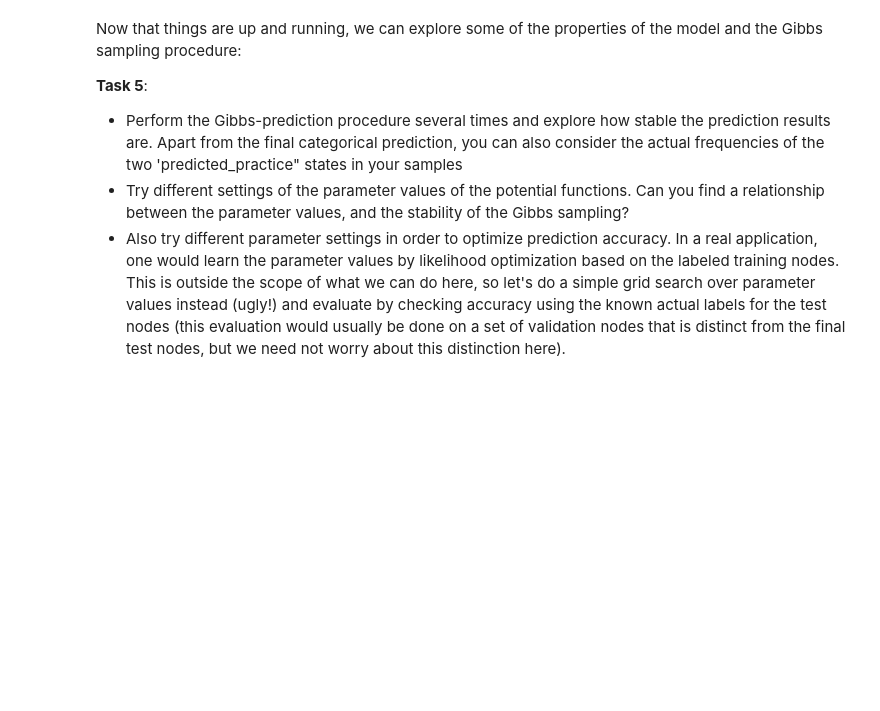
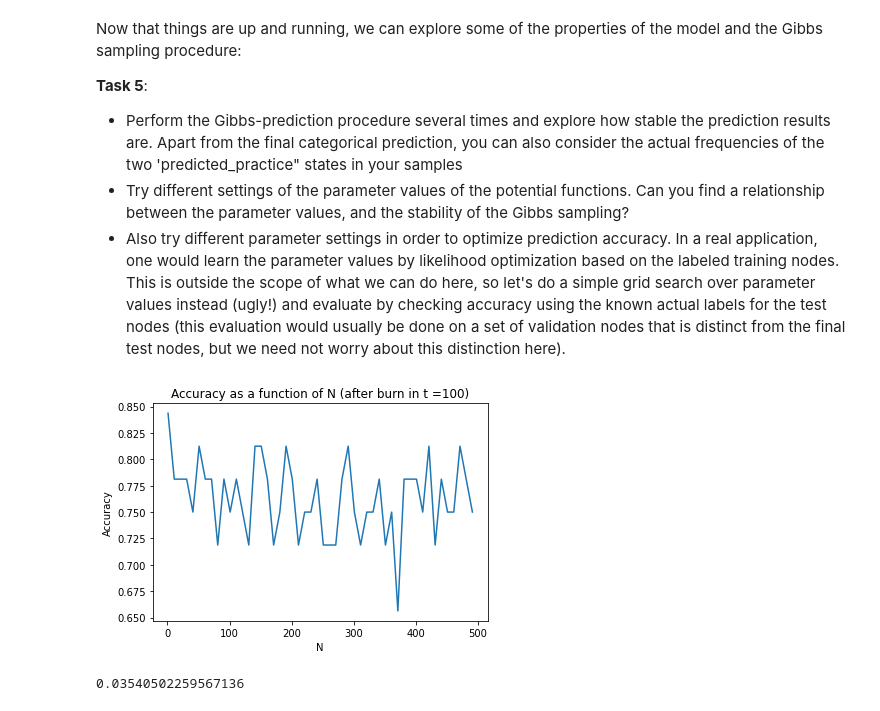
Before and after one commit to KuskIV/ml_exam_notes, a Jupyter notebook: selfstudy/05.ipynb, the cells around one changed output. Drawn from its saved outputs; the diff is of its cells as text; code cells hidden in the pictures; blank space fills up the shorter version.

```diff
--- a/selfstudy/05.ipynb
+++ b/selfstudy/05.ipynb
@@ -15,6 +15,6 @@ import random
 # %% [markdown]
 As in the previous self study we use the Lazega lawyer network. This time we load it in a slightly different format, in which we first just construct an networkx graph from the 'friendship' edges, and constuct a separate Pandas dataframe for the node attributes. The process of how attributes from this table are turned into attributes for the nodes in the networkx graph can serve as a template for how to construct additional node attributes (not necessarily only the predefined ones from lazega-attributes.txt).
 # %%
-lazega=read_edgelist('lazega-friends.edges',nodetype=int)
-node_atts=pd.read_csv("lazega-attributes.txt", sep=' ')
+lazega=read_edgelist('data\lazega-friends.edges',nodetype=int)
+node_atts=pd.read_csv("data\lazega-attributes.txt", sep=' ')
 display(node_atts)
@@ -41,0 +61,4 @@ We now want to predict the missing 'practice' labels using Gibbs sampling on a M
+# %%
+# how does a single node look?
+node = lazega.nodes[1]
+node, type(node['observed_practice'])
@@ -44,6 +74,13 @@ def init_practice():
     # This function should add an additional attribute predicted_practice.
     # The value of predicted_practices is the same as observed_practice when observed_practice != nan. Otherwise,
     # predicted_practice is a randomly sampled 'practice' value.
+    for id in lazega.nodes:
+        node = lazega.nodes[id]
+        if np.isnan(node['observed_practice']):
+            node['predicted_practice'] = random.choice(node_atts.nodePractice.unique())
+        else:
+            node['predicted_practice'] = node['observed_practice']
+init_practice()
 # %% [markdown]
 We next define some potential functions. Mostly we will be using node or edge potentials, i.e., potential functions that
 depend only on the attributes of a single node, or on the attributes of two nodes (connected by an edge).
@@ -95,6 +167,12 @@ Once the resampling of the predicted_practice attribute for a single node is in
 # %%
 def gibbs_one_round(G):
     # Iterate over all nodes n in G for which observed_practice == nan, and re-sample its predicted_practice value
+    for n in G.nodes:
+        node = G.nodes[n]
+        if np.isnan(node['observed_practice']):
+            gibbs_sample(node, n)
+
+gibbs_one_round(lazega)
 # %% [markdown]
 Now we can put everything together to use our model to predict the 'practice' attribute.
 
@@ -120,3 +243,24 @@ Now that things are up and running, we can explore some of the properties of the
     <li> Try different settings of the parameter values of the potential functions. Can you find a relationship between the parameter values, and the stability of the Gibbs sampling? </li>
     <li> Also try different parameter settings in order to optimize prediction accuracy. In a real application, one would learn the parameter values by likelihood optimization based on the labeled training nodes. This is outside the scope of what we can do here, so let's do a simple grid search over parameter values instead (ugly!) and evaluate by checking accuracy using the known actual labels for the test nodes (this evaluation would usually be done on a set of validation nodes that is distinct from the final test nodes, but we need not worry about this distinction here).
     </ul>
+# %%
+# Plot accuracy as a function of N (number of gibbs sampling rounds)
+fig, ax = plt.subplots()
+ax.plot(np.arange(1,N+1,check_freq), acc_lst)
+ax.set_xlabel('N')
+ax.set_ylabel('Accuracy')
+ax.set_title(f'Accuracy as a function of N (after burn in t ={t})')
+plt.show()
+# %% [output]
+[figure, added]
+# %%
+# Std. dev. of accuracy running gipps sampling k times for N = 500
+k = 5
+acc_lst_std = []
+for i in range(k):
+    acc, acc_lst_i = gibbs_sampling(lazega, t, N, pr=False)
+    acc_lst_std.append(acc)
+
+np.std(acc_lst)
+# %% [output]
+0.03540502259567136
```
Also changed, not shown: parts of 9 cells of this notebook, 22 other files.
